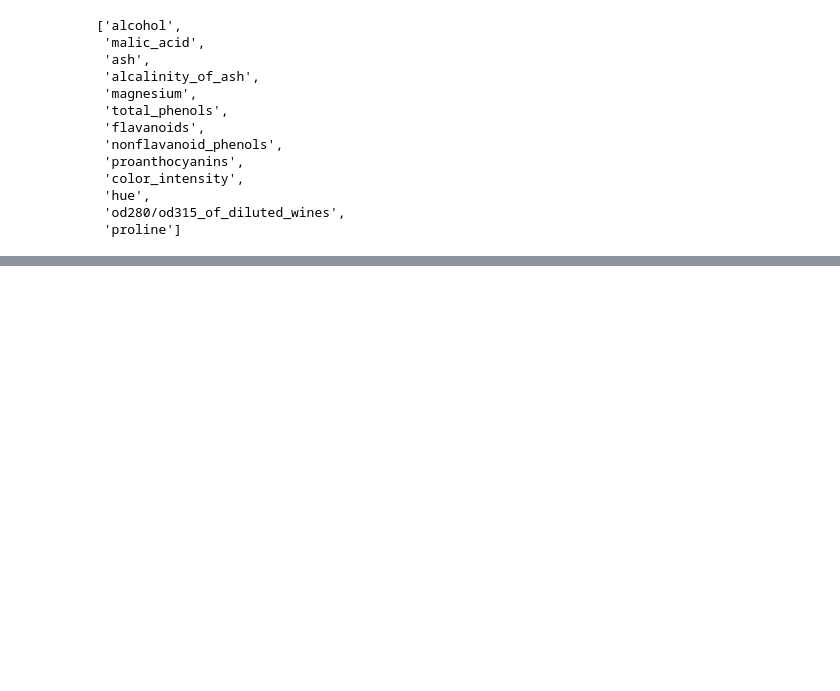
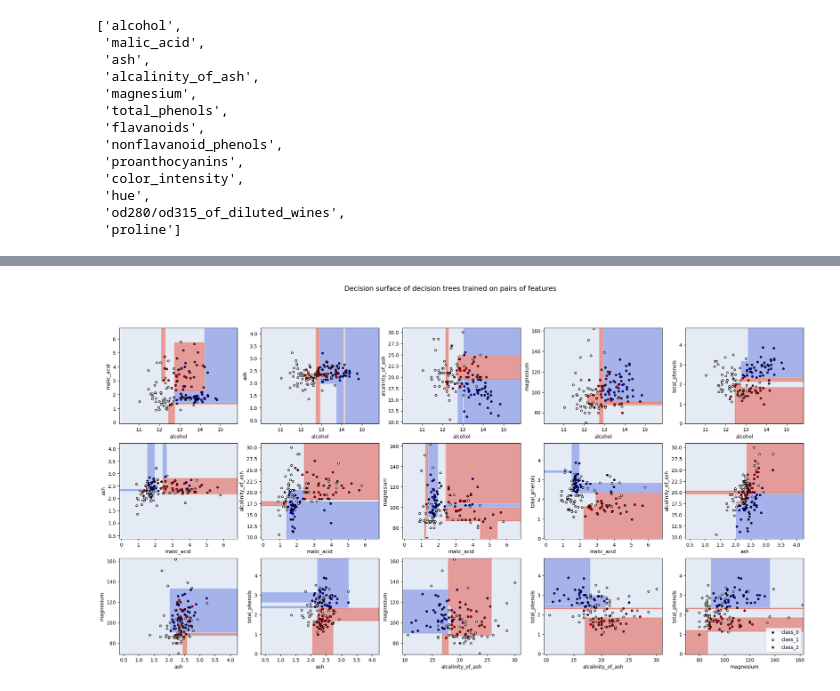
Before and after one commit to cassiasamp/logreg, a Jupyter notebook: notebooks/plot_decision_tree.ipynb, the cells around one changed output, grey strips where cells are left out. Saved outputs shown, nothing was run; the diff lists cells and outputs as text; code cells hidden in the pictures; blank space fills up the shorter version.

```diff
--- a/notebooks/plot_decision_tree.ipynb
+++ b/notebooks/plot_decision_tree.ipynb
@@ -64,0 +201,44 @@ data.feature_names
+# %%
+# setting some parameters that will be used in the plot
+n_classes = 3
+color_palette = plt.cm.coolwarm
+plot_colors = "bwr" # blue, white and red, same as the coolwarm palette
+plot_step = 0.02
+
+plt.figure(figsize=(25, 12))
+
+for pair_idx, pair in enumerate(sorted(unique_combinations)):
+    # only two corresponding features are taken each time
+    X_train_cols = X_train[:, pair]
+
+    # creating and fitting the classifier to train data
+    classifier = DecisionTreeClassifier(max_depth=4,
+                                        random_state=SEED).fit(X_train_cols, y_train)
+
+    # defining a grid of 5 columns and 3 rows
+    ax = plt.subplot(3, 5, pair_idx + 1)
+    # plotting the pairs decision boundaries
+    DecisionBoundaryDisplay.from_estimator(classifier,
+                                           X_train_cols,
+                                           cmap=color_palette,
+                                           response_method="predict",
+                                           ax=ax,
+                                           xlabel=data.feature_names[pair[0]],
+                                           ylabel=data.feature_names[pair[1]],
+                                           alpha = 0.5)
+
+    # plotting the training points according to y_train class colors
+    for i, color in zip(range(n_classes), plot_colors):
+        idx = np.where(y_train == i)
+        plt.scatter(X_train_cols[idx, 0],
+                    X_train_cols[idx, 1],
+                    c=color,
+                    label=data.target_names[i],
+                    cmap=color_palette,
+                    edgecolor="black",
+                    s=15)
+
+plt.suptitle("Decision surface of decision trees trained on pairs of features", fontsize=14)
+plt.legend(loc="lower right");
+# %% [output]
+[figure, added]
```
Also changed, not shown: parts of 15 cells of this notebook.
